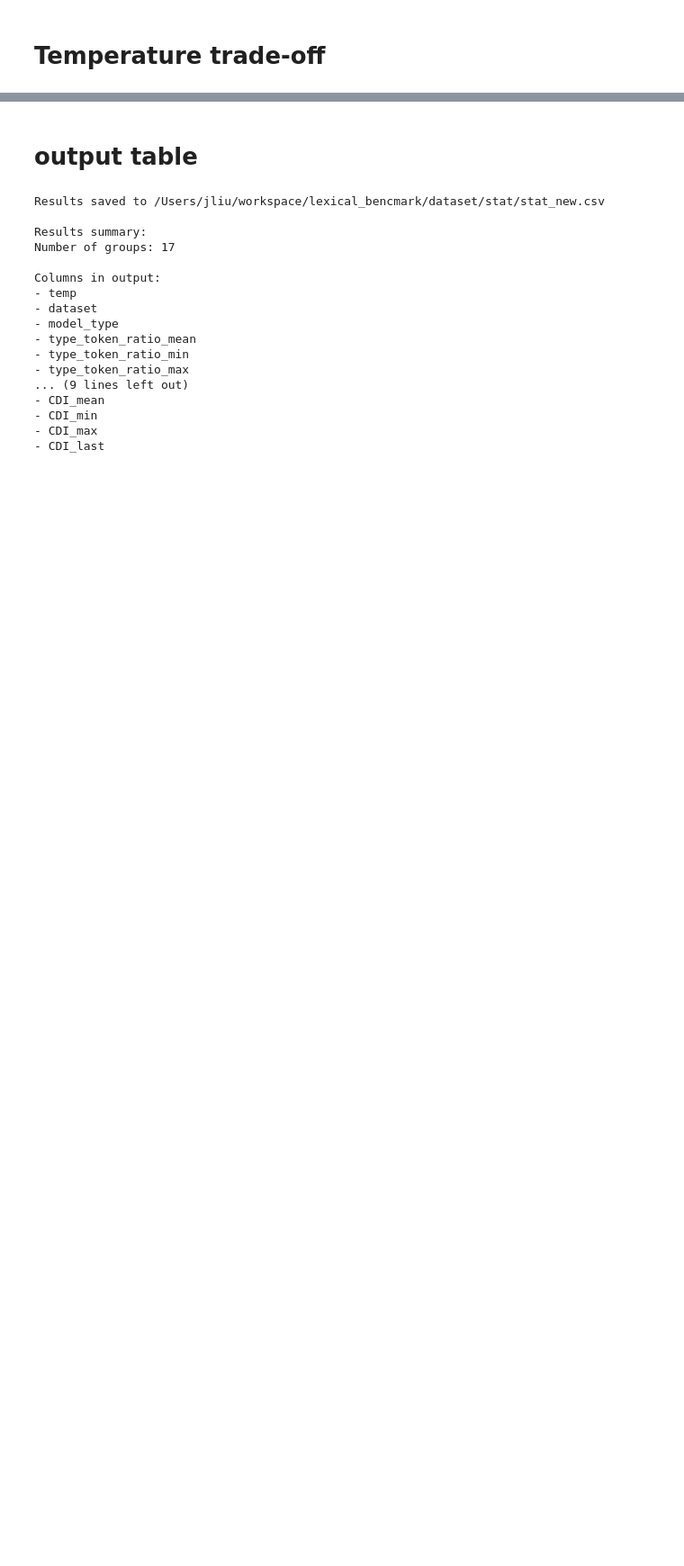
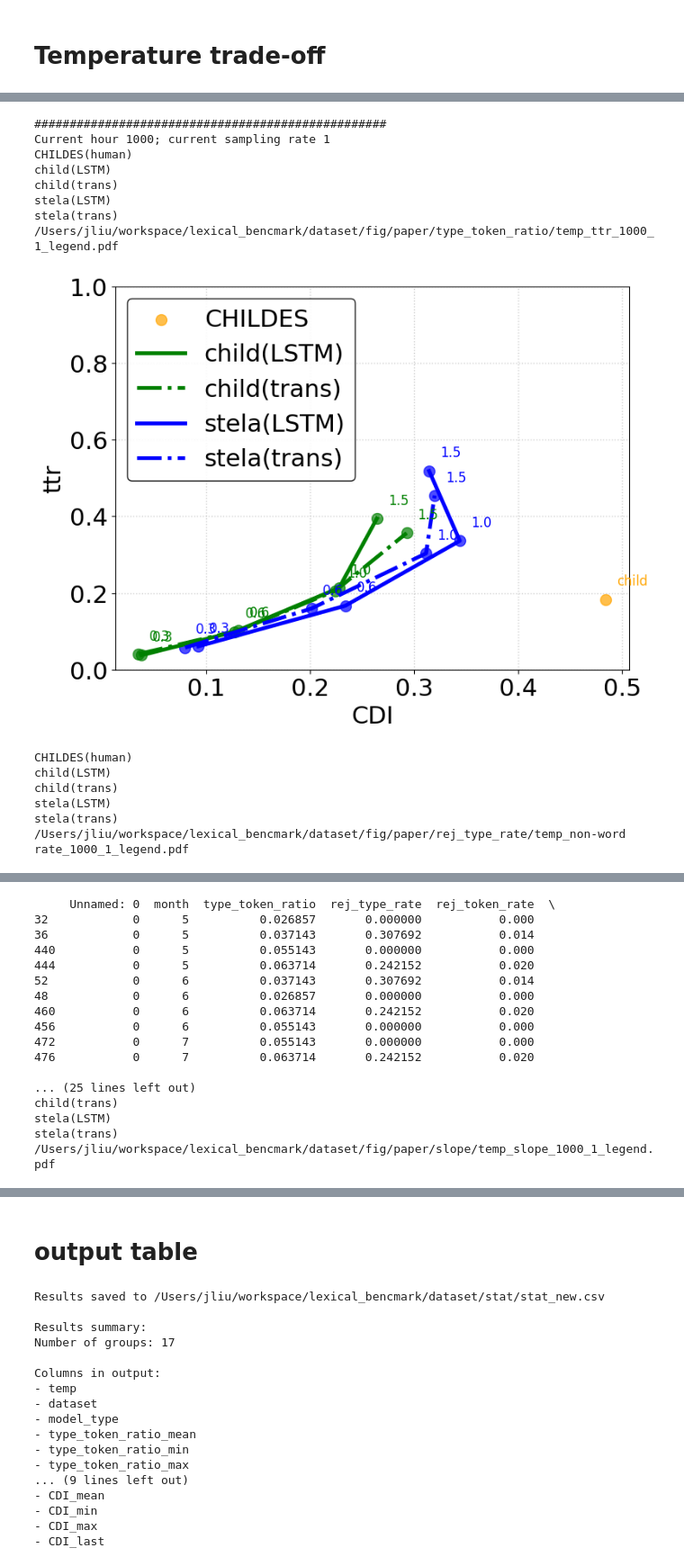
Before and after one commit to nhamilakis/Lexical-benchmark, a Jupyter notebook: notebooks/paper_fig.ipynb, the cells around one changed output, grey strips where cells are left out. Shown at 90% size. Drawn from its saved outputs; the diff is of its cells as text; code cells hidden in the pictures; blank space fills up the shorter version.

Commit message:
update figures

```diff
--- a/notebooks/paper_fig.ipynb
+++ b/notebooks/paper_fig.ipynb
@@ -902,24 +716,22 @@ Current sampling ratio 4
 # %% [markdown]
 # Temperature trade-off
 # %%
-def plot_scatters(df: pd.DataFrame, x_header: str, y_header: str, group_header: str, y_lim: list[float] = [0, 1], out_path: Path | None = None) -> None:
+def plot_scatters(df: pd.DataFrame, x_header: str, y_header: str, y_label: str, group_header: str, y_lim: list[float] = [0, 1], out_path: Path | None = None) -> None:
     """Plot multiple curves by different groups with confidence intervals."""
-    plt.figure(figsize=[10, 6])
+    plt.figure(figsize=[8, 6])
     df_stats = DataLoader.calculate_statistics(df, [group_header, "temp"], x_header, y_header)
     # save the results to
     unique_conditions = df_stats[group_header].unique()
 
     for condition in unique_conditions:
+        print(condition)
         subset = df_stats[df_stats[group_header] == condition]
         plot_condition_scatter(subset, condition, x_header, y_header="mean")
-
-    #configure_plot_style(x_label=x_header, y_label=y_header, fig_title=f"{y_header} and CDI", legend_title="Dataset", grid=True, out_path=out_path, ylim=y_lim)
-
-    configure_plot_style(x_label=x_header, y_label=y_header, grid=True, out_path=out_path,
-        ylim=y_lim,show_legend=True,save_legend=True,legend_outside=False)
+    configure_plot_style(x_label=x_header, y_label=y_label, grid=True, out_path=out_path, ylim=y_lim, show_legend=True, save_legend=True, legend_outside=False)
     return df_stats
 
-def compare_temp(raw_data_path: Path,stat_path:Path):
+
+def compare_temp(raw_data_path: Path, stat_path: Path, suffix: str, out_path: Path, y_label_dict, metric_dict={"type_token_ratio": [0, 0.6], "rej_type_rate": [0, 0.5]}):
     """Load data and plot final results."""
     # load data
     raw_data = pd.read_csv(raw_data_path)
@@ -928,10 +740,12 @@ def compare_temp(raw_data_path: Path,stat_path:Path):
     df = df.sort_values("month")
     df["condition"] = df["dataset"] + "(" + df["model_type"] + ")"
     stat_all = pd.DataFrame()
-    metric_dict = {"type_token_ratio": [0, 0.6], "rej_type_rate": [0, 0.4], "rej_token_rate": [0, 0.4]}
     for metric, ylim in metric_dict.items():
+        y_label = y_label_dict[metric]
         sel_df = DataLoader.load_temp_df(df, x_header="CDI", y_header=metric)
-        df_stats = plot_scatters(df=sel_df, x_header="CDI", y_header=metric, group_header="condition", y_lim=ylim)
-        df_stats['metric'] = metric
-        stat_all = pd.concat([stat_all,df_stats])
+        (out_path / metric).mkdir(parents=True, exist_ok=True)
+        out_path_file = out_path / metric / f"temp_{y_label}_{suffix}.pdf"
+        df_stats = plot_scatters(df=sel_df, x_header="CDI", y_header=metric, y_label=y_label, group_header="condition", y_lim=ylim, out_path=out_path_file)
+        df_stats["metric"] = metric
+        stat_all = pd.concat([stat_all, df_stats])
     stat_all.to_csv(stat_path)
@@ -1110,0 +760,31 @@ compare_sigmoid(raw_data_path)
+# %%
+out_path = fig_path / "paper"
+metric_dict = {"type_token_ratio": [0, 1], "rej_type_rate": [0, 0.5], "slope": [0, 1]}
+hour_lst = [1000, 500]
+sampling_rate_lst = [1, 4]
+freq_root = Path(f"{data_root}/word_freq")
+for sampling_rate in sampling_rate_lst:
+    for hour in hour_lst:
+        print("##################################################")
+        print(f"Current hour {hour}; current sampling rate {sampling_rate}")
+        file_root = Path(f"{data_root}/matched/EN/{sampling_rate}")
+        input_path = file_root / f"metric_{hour}_4_3500.csv"
+        suffix = f"{hour}_{sampling_rate}"
+        # compare_metrics(input_path, out_path=out_path,suffix=suffix,metric_dict=metric_dict)
+        compare_temp(input_path, out_path=out_path, stat_path=data_root / "stat/mean_stat.csv", y_label_dict=y_label_dict, suffix=suffix, metric_dict=metric_dict)
+# %% [output]
+##################################################
+Current hour 1000; current sampling rate 1
+CHILDES(human)
+child(LSTM)
+child(trans)
+stela(LSTM)
+stela(trans)
+/Users/jliu/workspace/lexical_bencmark/dataset/fig/paper/type_token_ratio/temp_ttr_1000_1_legend.pdf
+[figure, added]
+CHILDES(human)
+child(LSTM)
+child(trans)
+stela(LSTM)
+stela(trans)
+/Users/jliu/workspace/lexical_bencmark/dataset/fig/paper/rej_type_rate/temp_non-word rate_1000_1_legend.pdf
@@ -1110,0 +792,17 @@ compare_sigmoid(raw_data_path)
+     Unnamed: 0  month  type_token_ratio  rej_type_rate  rej_token_rate  \
+32            0      5          0.026857       0.000000           0.000
+36            0      5          0.037143       0.307692           0.014
+440           0      5          0.055143       0.000000           0.000
+444           0      5          0.063714       0.242152           0.020
+52            0      6          0.037143       0.307692           0.014
+48            0      6          0.026857       0.000000           0.000
+460           0      6          0.063714       0.242152           0.020
+456           0      6          0.055143       0.000000           0.000
+472           0      7          0.055143       0.000000           0.000
+476           0      7          0.063714       0.242152           0.020
+
+... (25 lines left out)
+child(trans)
+stela(LSTM)
+stela(trans)
+/Users/jliu/workspace/lexical_bencmark/dataset/fig/paper/slope/temp_slope_1000_1_legend.pdf
```
Also changed, not shown: parts of 36 cells of this notebook.
